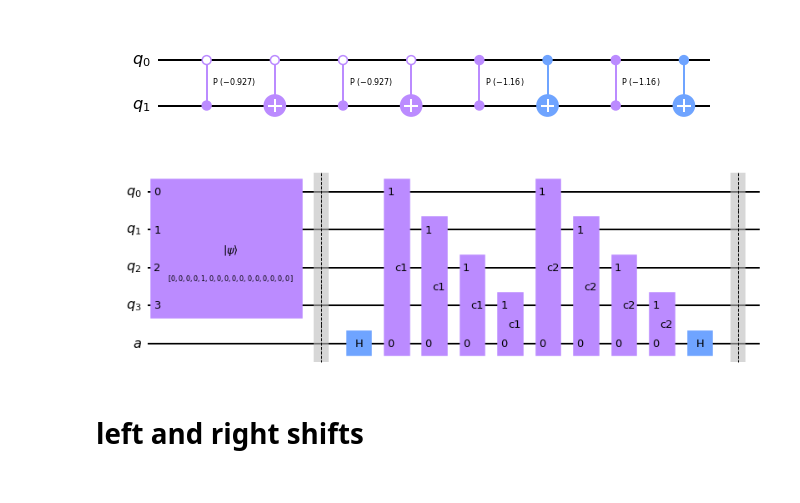
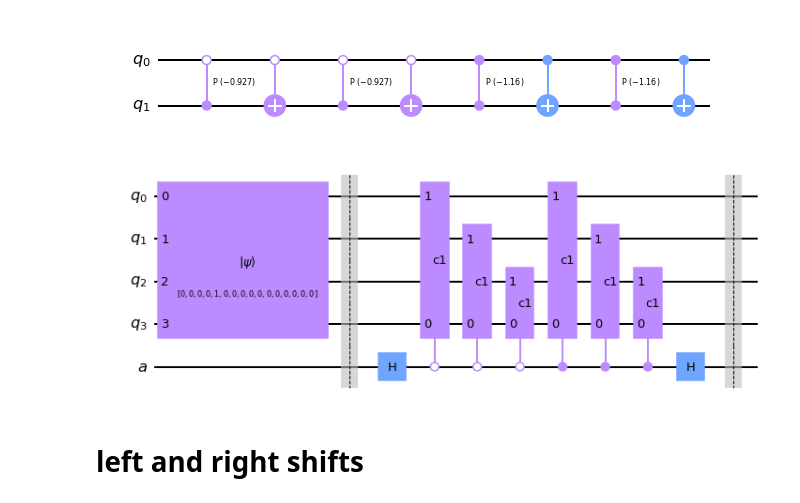
Before and after one commit to bgard1/Quantum-LBM, a Jupyter notebook: sriharsha/Timestep.ipynb, the cells around one changed output. Drawn from its saved outputs; the diff is of its cells as text; code cells hidden in the pictures.

Commit message:
updated collision gates

```diff
--- a/sriharsha/Timestep.ipynb
+++ b/sriharsha/Timestep.ipynb
@@ -76,20 +76,20 @@ C2.draw()
 # %%
 ######adding steps to circuit
 
 qc.barrier()
 qc.h(a)
 
 ##c1 and c2 act on every qubit controlled on ancilla
-for i in range(4):
-    qc.append(c1gate,[a,i])
-for i in range(4):
-    qc.append(c2gate,[a,i])
+for i in range(3):
+    qc.append(c1gate.control(1, ctrl_state = 0),[a,n-1,i])
+for i in range(3):
+    qc.append(c1gate.control(1, ctrl_state = 1),[a,n-1,i])
 
 qc.h(a)
 qc.barrier()
 qc.draw()
 # %% [output]
-[figure, old version]
+[figure, new version]
 # %% [markdown]
 # left and right shifts
 # %%
```
Also changed, not shown: parts of 1 cell of this notebook, 1 other file.
